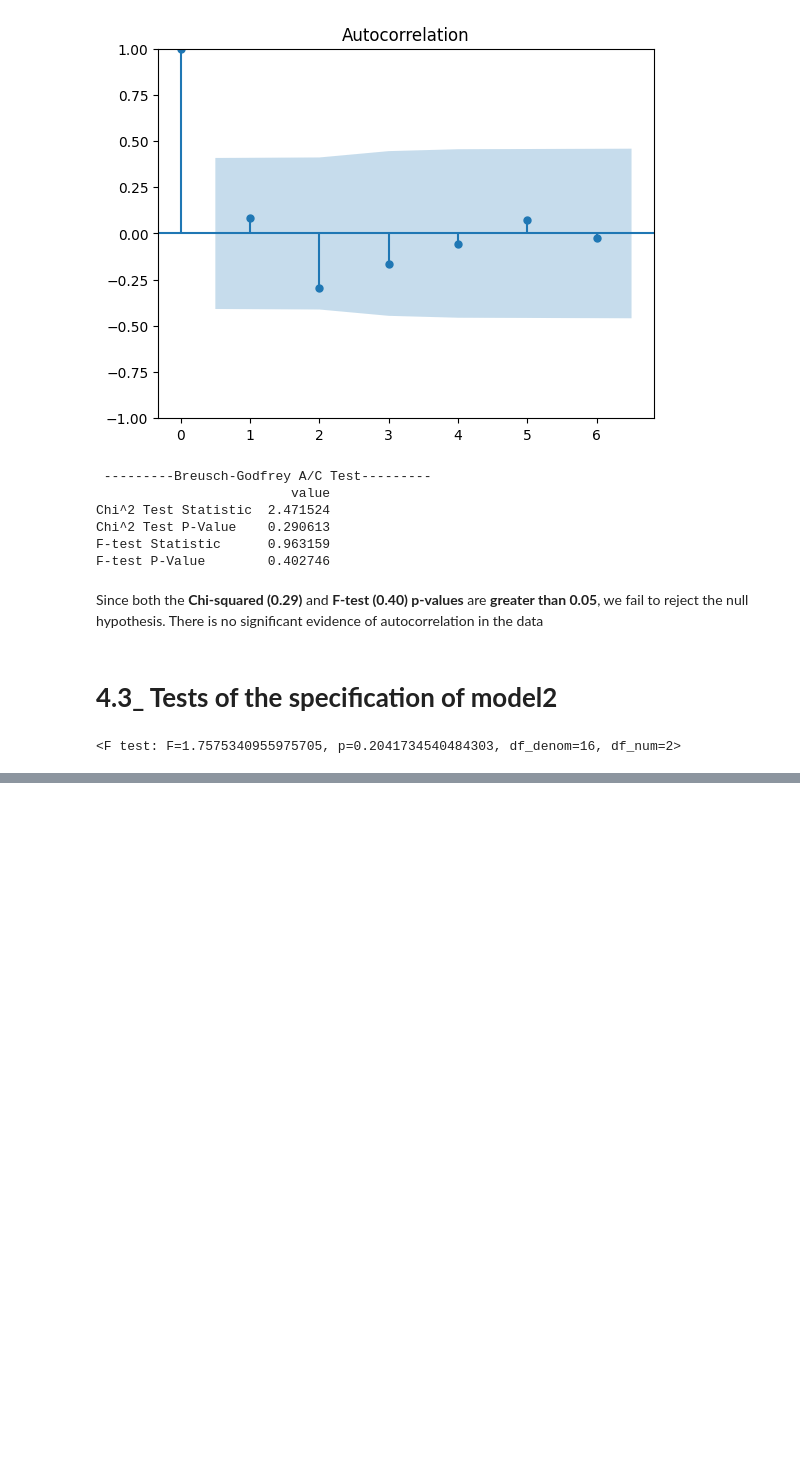
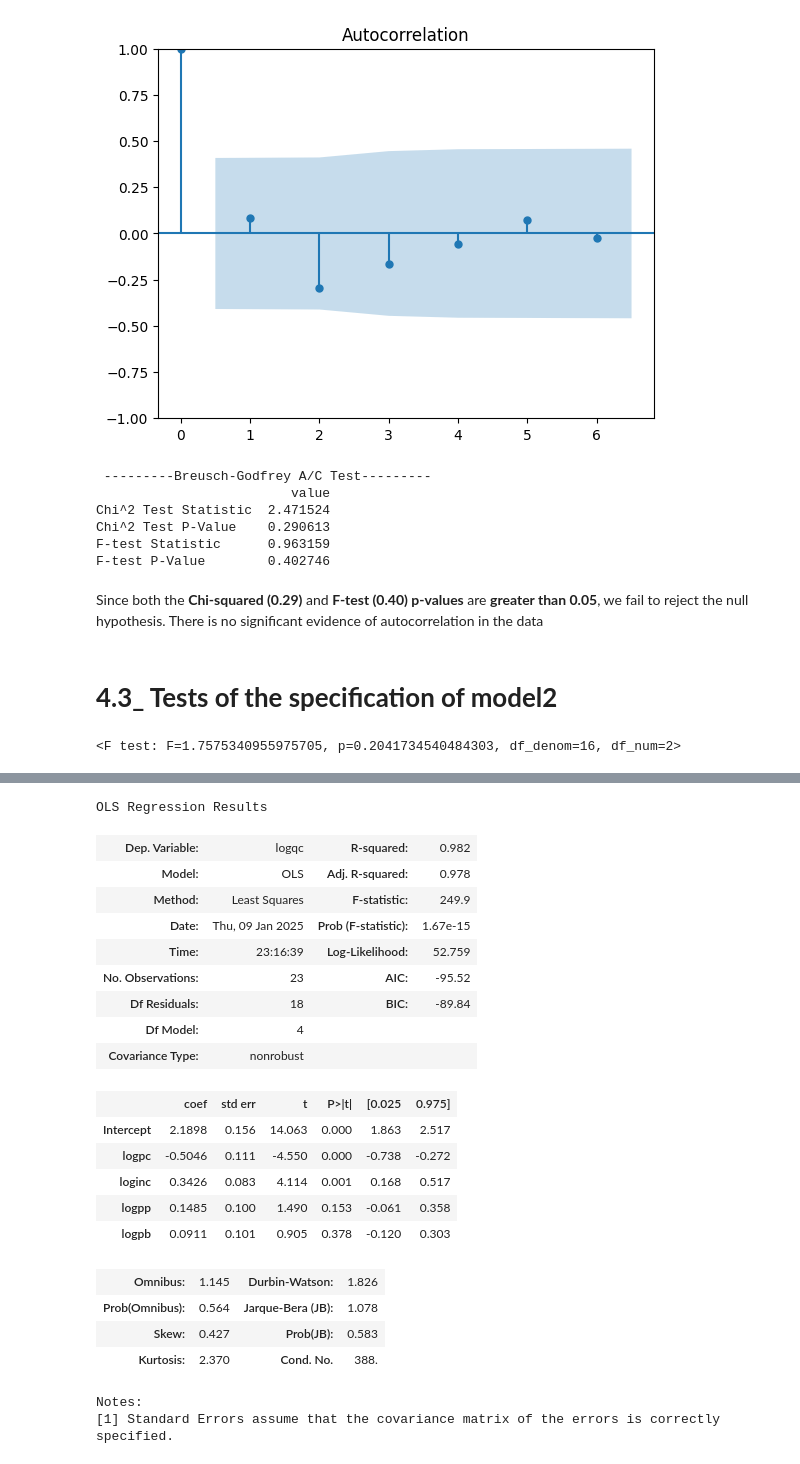
Before and after one commit to DanayaDiarra/danaya_data, a Jupyter notebook: MultLinReg_Demand_Modelling.ipynb, the cells around one changed output, grey strips where cells are left out. Saved outputs shown, nothing was run; the diff lists cells and outputs as text; code cells hidden in the pictures; blank space fills up the shorter version.

```diff
--- a/MultLinReg_Demand_Modelling.ipynb
+++ b/MultLinReg_Demand_Modelling.ipynb
@@ -563,0 +627,26 @@ dfXXlog.corr().round(3)
+# %%
+# comparing with Model 3 with Model 2
+model2.summary()
+# %% [output]
+OLS Regression Results
+| Dep. Variable: | logqc | R-squared: | 0.982 |
+| Model: | OLS | Adj. R-squared: | 0.978 |
+| Method: | Least Squares | F-statistic: | 249.9 |
+| Date: | Thu, 09 Jan 2025 | Prob (F-statistic): | 1.67e-15 |
+| Time: | 23:16:39 | Log-Likelihood: | 52.759 |
+| No. Observations: | 23 | AIC: | -95.52 |
+| Df Residuals: | 18 | BIC: | -89.84 |
+| Df Model: | 4 |  |  |
+| Covariance Type: | nonrobust |  |  |
+|  | coef | std err | t | P>|t| | [0.025 | 0.975] |
+| Intercept | 2.1898 | 0.156 | 14.063 | 0.000 | 1.863 | 2.517 |
+| logpc | -0.5046 | 0.111 | -4.550 | 0.000 | -0.738 | -0.272 |
+| loginc | 0.3426 | 0.083 | 4.114 | 0.001 | 0.168 | 0.517 |
+| logpp | 0.1485 | 0.100 | 1.490 | 0.153 | -0.061 | 0.358 |
+| logpb | 0.0911 | 0.101 | 0.905 | 0.378 | -0.120 | 0.303 |
+| Omnibus: | 1.145 | Durbin-Watson: | 1.826 |
+| Prob(Omnibus): | 0.564 | Jarque-Bera (JB): | 1.078 |
+| Skew: | 0.427 | Prob(JB): | 0.583 |
+| Kurtosis: | 2.370 | Cond. No. | 388. |
+Notes:
+[1] Standard Errors assume that the covariance matrix of the errors is correctly specified.
```
Also changed, not shown: parts of 19 cells of this notebook.
